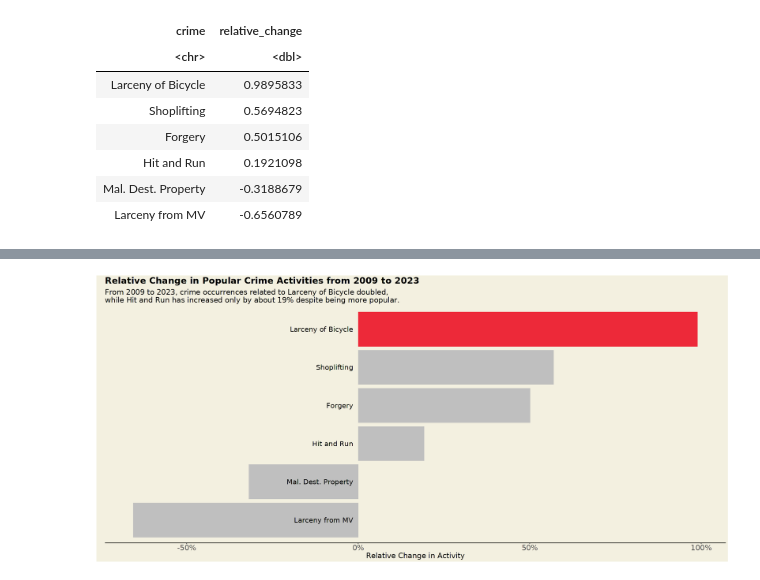
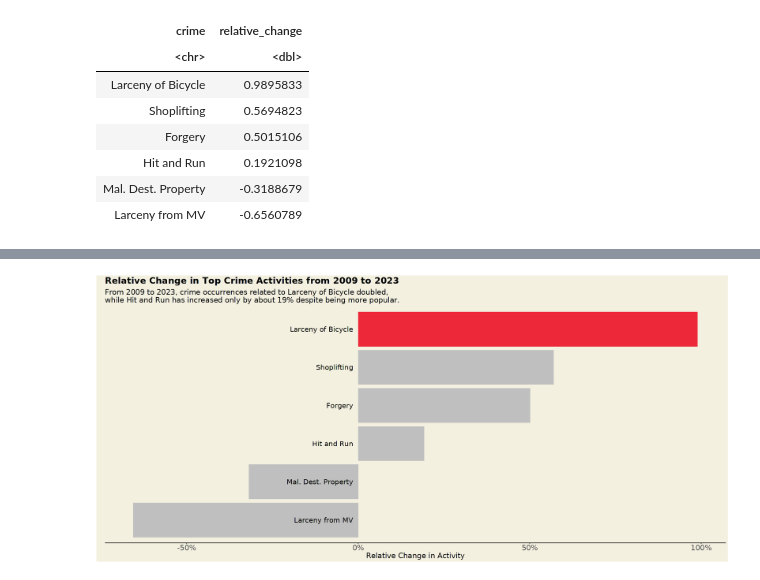
Before and after one commit to KhoaTran3126/Cambridge-Crimes-2009-2023, a Jupyter notebook: bicycle-theft-and-shoplifting-two-growing-crimes.ipynb, the cells around one changed output, grey strips where cells are left out. Cells and saved outputs as stored; diff of their text form; code cells hidden in the pictures.

```diff
--- a/bicycle-theft-and-shoplifting-two-growing-crimes.ipynb
+++ b/bicycle-theft-and-shoplifting-two-growing-crimes.ipynb
@@ -397,35 +397,35 @@ color_code <- rep("No", 6)
 color_code[1] <- "Yes"
 
 popular_crimes_change %>%
     mutate(crime=fct_reorder(crime, relative_change),
            "color_code" = color_code) %>%
     ## Plot
     ggplot(aes(x=relative_change, y=crime, fill=color_code)) +
     geom_bar(stat="identity") +
-    labs(title="Relative Change in Popular Crime Activities from 2009 to 2023",
+    labs(title="Relative Change in Top Crime Activities from 2009 to 2023",
          subtitle=subtitle,
          x="Relative Change in Activity",
          y=""
         ) +
     theme_custom +
     theme(axis.line.y = element_blank(),
           panel.grid.major.y = element_blank(),
           axis.ticks.y = element_blank(),
           legend.position="none",
           axis.text.y=element_blank(),
           axis.title.x=element_text(size=18, family="Econ Sans Cnd light")
          ) +
     geom_text(aes(x=0, y=crime, label=crime),
               hjust=1,
               nudge_x=-.015,
               color="black",
               family = "Econ Sans Cnd regular",
               size = 6
               ) +
     scale_fill_manual(values=c("Yes"="#ED2939", "No"="#BFBFBF")) +
     scale_x_continuous(labels = scales::percent_format())
 # %% [output]
-[figure, old version]
+[figure, new version]
 # %%
 subtitle <- "Larency of Bicycle and Shoplifting are increasing in their overall contribution to crimes;
 Hit and Run has remained relatively stable. All 3 crimes contributed to 25% of total crimes in 2023."
```
Also changed, not shown: parts of 5 cells of this notebook.
